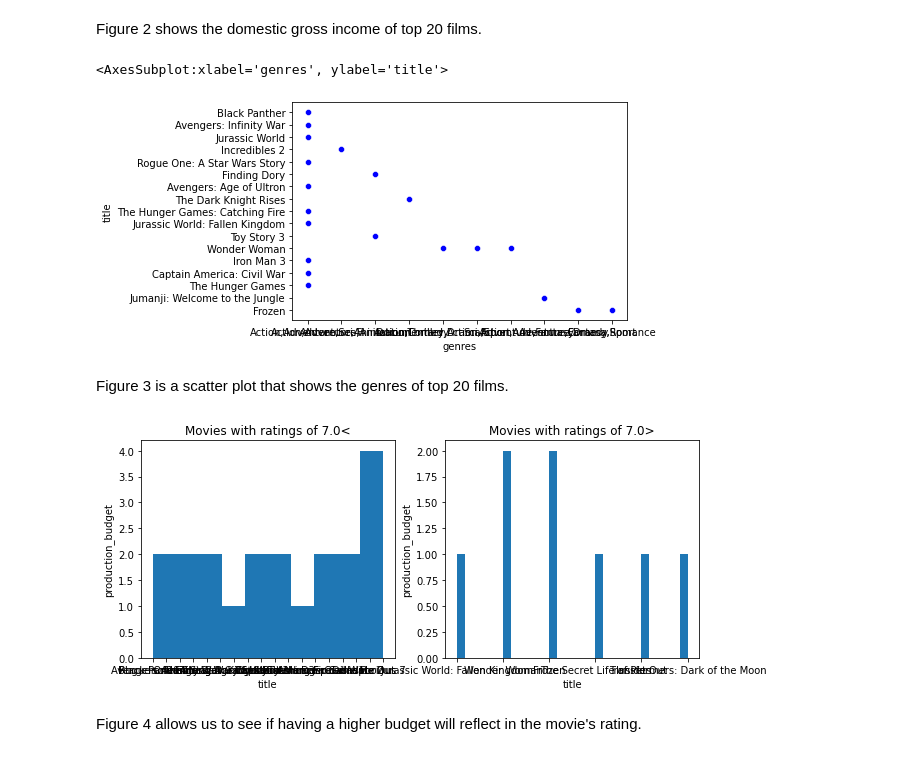
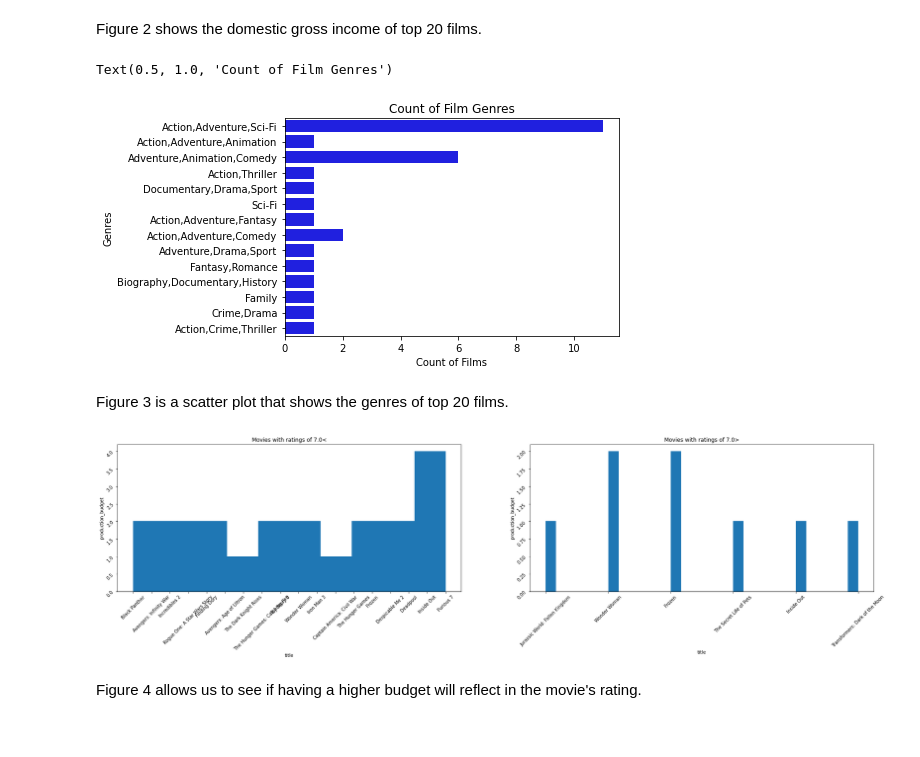
Before and after one commit to ashakeri92/dsc-phase-1-project-v2-3, a Jupyter notebook: analysis.ipynb, the cells around one changed output. Saved outputs shown, nothing was run; the diff lists cells and outputs as text; code cells hidden in the pictures.

```diff
--- a/analysis.ipynb
+++ b/analysis.ipynb
@@ -347,23 +393,26 @@ Figure 2 shows the domestic gross income of top 20 films.
 # %%
 #Figure 3
 
-sns.scatterplot(y="title", x="genres", data=movie_combined_df[:20], color= 'blue')
+sns.countplot(y="genres", data=movie_combined_df[:100], color= 'blue')
+plt.xlabel("Count of Films")
+plt.ylabel("Genres")
+plt.title("Count of Film Genres")
 
 #this basic scatter plot will also help us determine the genres. Will need to spread the x axis further apart. Also
 #right off the bat we see that the majority of films have some sort of action aspect.
 #50% of top 20 films fall under Action, Adventure, Scifi category
 # %% [output]
-<AxesSubplot:xlabel='genres', ylabel='title'>
+Text(0.5, 1.0, 'Count of Film Genres')
-[figure, old version]
+[figure, new version]
 # %% [markdown]
 Figure 3 is a scatter plot that shows the genres of top 20 films.
 # %%
-#figure 4
+#figure 4 *change*
 
 #We are trying to create 2 histograms, one with movie ratings of 7.0< and related production budgets, the other ratings of
 #7.0> and production budgets.
 
-budget_profit_fig, budget_profit_axis = plt.subplots(nrows=1, ncols=2, figsize=(10,4))
+budget_profit_fig, budget_profit_axis = plt.subplots(nrows=1, ncols=2, figsize=(30,6))
 
 budget_profit_axis[0].set_title('Movies with ratings of 7.0<' )
 budget_profit_axis[0].set_ylabel('production_budget')
@@ -379,9 +428,11 @@ budget_profits_low = movie_combined_df['title'][movie_combined_df['averagerating
 budget_profit_axis[0].hist(budget_profits_high, bins=10)
 budget_profit_axis[1].hist(budget_profits_low, bins=30)
 
+budget_profit_axis[0].tick_params(labelrotation=45)
+budget_profit_axis[1].tick_params(labelrotation=45)
 plt.show()
 # %% [output]
-[figure, old version]
+[figure, new version]
 # %% [markdown]
 Figure 4 allows us to see if having a higher budget will reflect in the movie's rating.
 # %%
```
Also changed, not shown: parts of 5 cells of this notebook.
